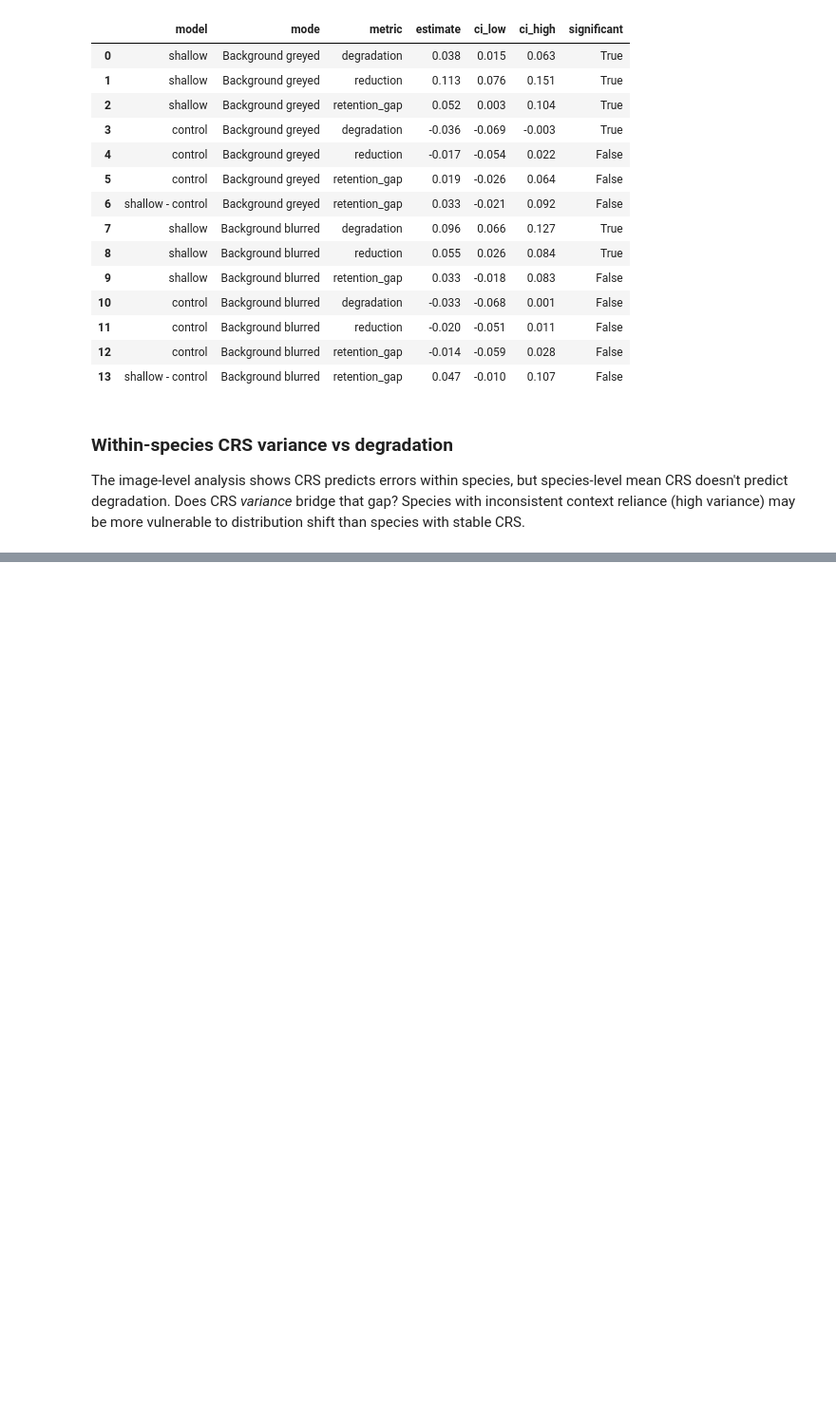
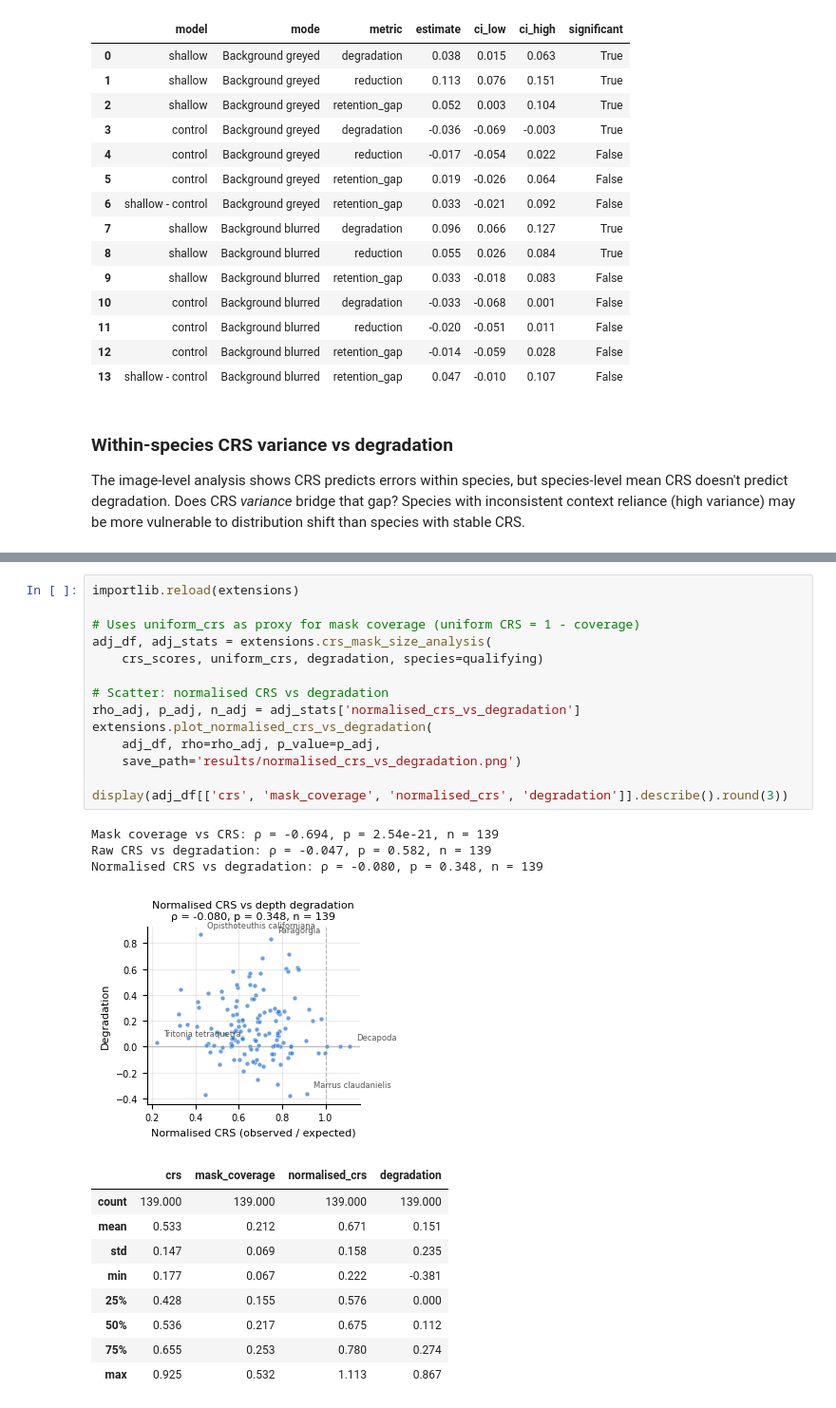
Before and after one commit to kay-asp/cv-project, a Jupyter notebook: analysis.ipynb, the cells around one changed output, grey strips where cells are left out. Shown at 95% size. Saved outputs shown, nothing was run; the diff lists cells and outputs as text; blank space fills up the shorter version.

```diff
--- a/analysis.ipynb
+++ b/analysis.ipynb
@@ -202,0 +225,28 @@ CRS mean vs degradation: rho = -0.047, p = 0.582, n = 139 species
+# %%
+importlib.reload(extensions)
+
+# Uses uniform_crs as proxy for mask coverage (uniform CRS = 1 - coverage)
+adj_df, adj_stats = extensions.crs_mask_size_analysis(
+    crs_scores, uniform_crs, degradation, species=qualifying)
+
+# Scatter: normalised CRS vs degradation
+rho_adj, p_adj, n_adj = adj_stats['normalised_crs_vs_degradation']
+extensions.plot_normalised_crs_vs_degradation(
+    adj_df, rho=rho_adj, p_value=p_adj,
+    save_path='results/normalised_crs_vs_degradation.png')
+
+display(adj_df[['crs', 'mask_coverage', 'normalised_crs', 'degradation']].describe().round(3))
+# %% [output]
+Mask coverage vs CRS: ρ = -0.694, p = 2.54e-21, n = 139
+Raw CRS vs degradation: ρ = -0.047, p = 0.582, n = 139
+Normalised CRS vs degradation: ρ = -0.080, p = 0.348, n = 139
+[figure, added]
+|  | crs | mask_coverage | normalised_crs | degradation |
+| count | 139.000 | 139.000 | 139.000 | 139.000 |
+| mean | 0.533 | 0.212 | 0.671 | 0.151 |
+| std | 0.147 | 0.069 | 0.158 | 0.235 |
+| min | 0.177 | 0.067 | 0.222 | -0.381 |
+| 25% | 0.428 | 0.155 | 0.576 | 0.000 |
+| 50% | 0.536 | 0.217 | 0.675 | 0.112 |
+| 75% | 0.655 | 0.253 | 0.780 | 0.274 |
+| max | 0.925 | 0.532 | 1.113 | 0.867 |
```
Also changed, not shown: parts of 8 cells of this notebook, 17 other files.
